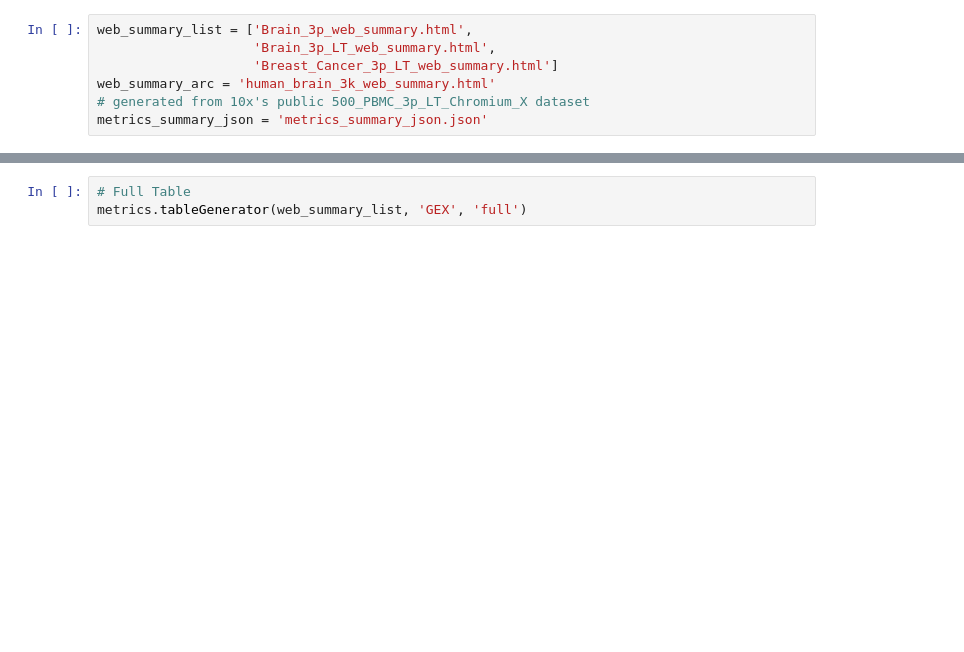
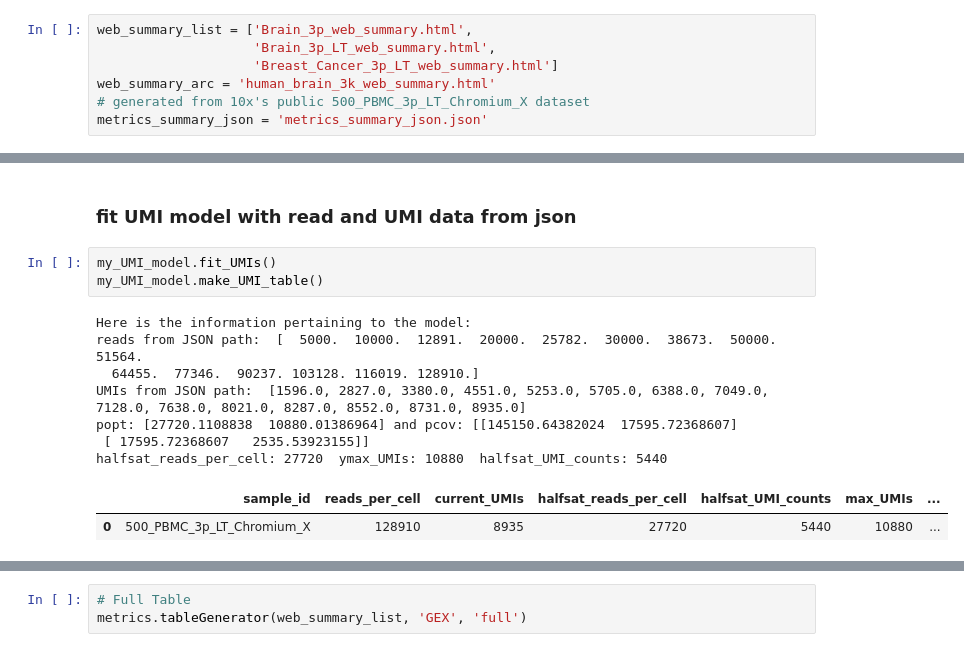
Before and after one commit to jpreall/halfsat, a Jupyter notebook: Example/halfSat-example.ipynb, the cells around one changed output, grey strips where cells are left out. Drawn from its saved outputs; the diff is of its cells as text; blank space fills up the shorter version.

```diff
--- a/Example/halfSat-example.ipynb
+++ b/Example/halfSat-example.ipynb
@@ -116,0 +42,15 @@ predictUMIs.plotUMIcurve(metrics_summary_json, readMax=175000, readsDesired=1500
+# %% [markdown]
+### fit UMI model with read and UMI data from json
+# %%
+my_UMI_model.fit_UMIs()
+my_UMI_model.make_UMI_table()
+# %% [output]
+Here is the information pertaining to the model:
+reads from JSON path:  [  5000.  10000.  12891.  20000.  25782.  30000.  38673.  50000.  51564.
+  64455.  77346.  90237. 103128. 116019. 128910.]
+UMIs from JSON path:  [1596.0, 2827.0, 3380.0, 4551.0, 5253.0, 5705.0, 6388.0, 7049.0, 7128.0, 7638.0, 8021.0, 8287.0, 8552.0, 8731.0, 8935.0]
+popt: [27720.1108838  10880.01386964] and pcov: [[145150.64382024  17595.72368607]
+ [ 17595.72368607   2535.53923155]]
+halfsat_reads_per_cell: 27720  ymax_UMIs: 10880  halfsat_UMI_counts: 5440
+|  | sample_id | reads_per_cell | current_UMIs | halfsat_reads_per_cell | halfsat_UMI_counts | max_UMIs | ... |
+| 0 | 500_PBMC_3p_LT_Chromium_X | 128910 | 8935 | 27720 | 5440 | 10880 | ... |
```
Also changed, not shown: parts of 25 cells of this notebook.
